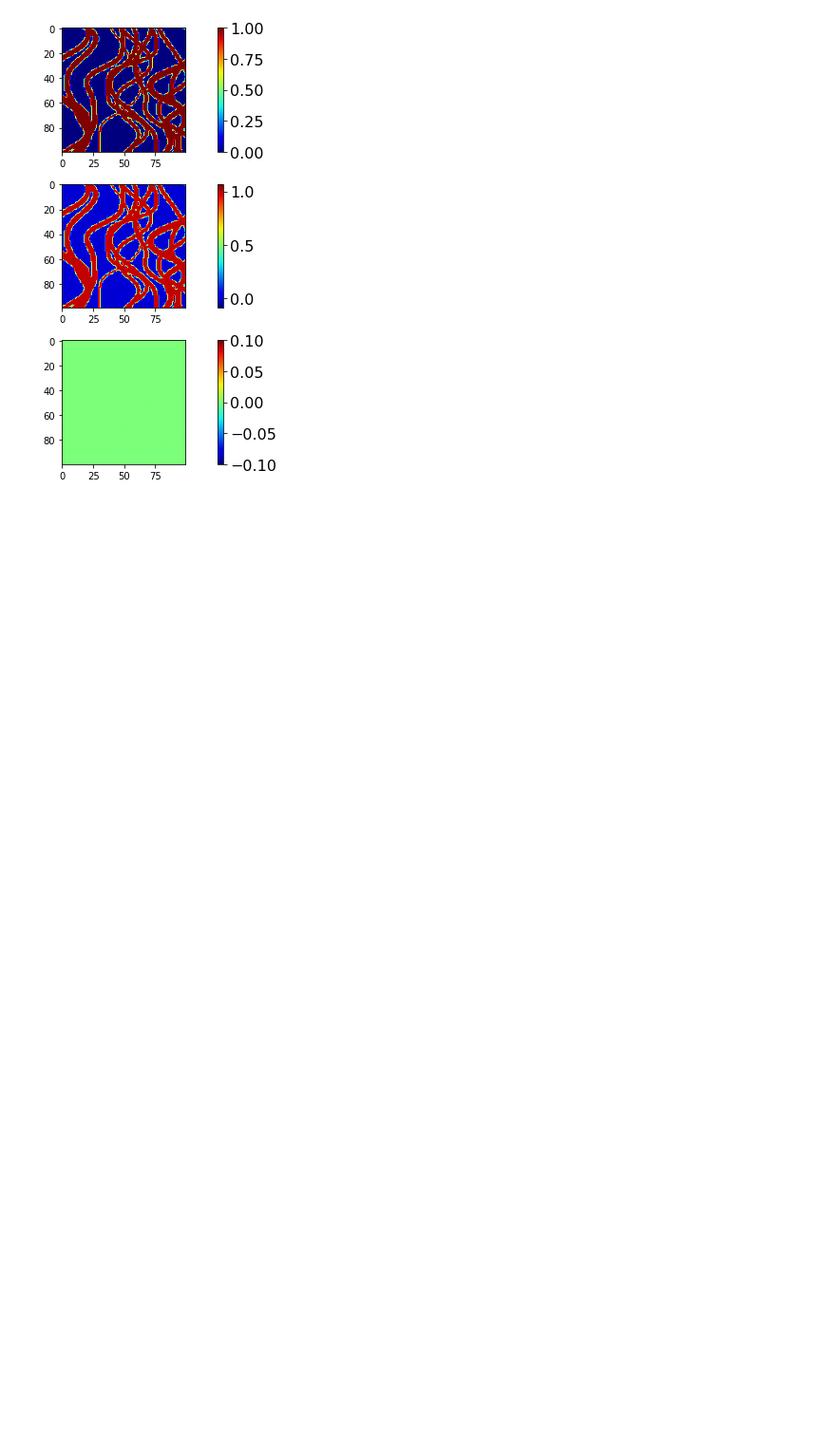
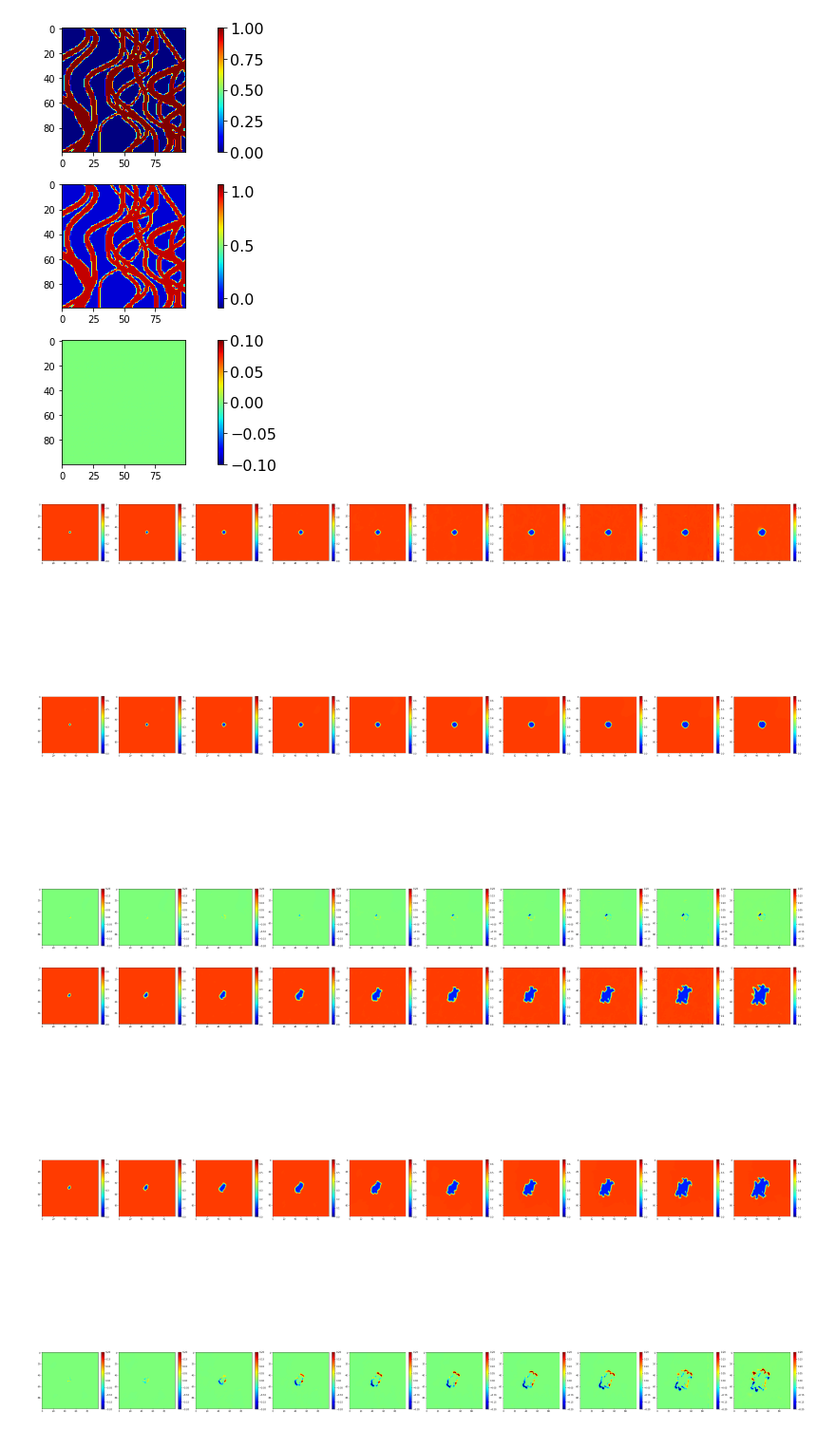
Before and after one commit to acse-srm3018/DeeplearningProxy, a Jupyter notebook: Notebooks/Saturation_new_total_dataset.ipynb, the cells around one changed output. Shown at 95% size. Cells and saved outputs as stored; diff of their text form; code cells hidden in the pictures; blank space fills up the shorter version.

```diff
--- a/Notebooks/Saturation_new_total_dataset.ipynb
+++ b/Notebooks/Saturation_new_total_dataset.ipynb
@@ -335,3 +342,25 @@ plt.show()
 [figure]
 [figure]
 [figure]
+# %%
+for k in ind_case:
+    plt.figure(figsize=(50,50))
+    for i_tstep in range(depth):
+        plt.subplot(3, depth, i_tstep+1)
+
+        plt.imshow(sat_pred[k, :, :, i_tstep], vmin=0, vmax=0.65)
+        plt.colorbar(fraction=0.046)
+        plt.subplot(3, depth, i_tstep+1+depth)
+        plt.imshow(sat_true[k, :, :, i_tstep].reshape((100,100)), vmin=0, vmax=0.65)
+        plt.colorbar(fraction=0.046)
+
+        plt.subplot(3, depth, i_tstep+1+2*depth)
+        plt.imshow(sat_true[k, :, :, i_tstep].reshape((100,100)) - sat_pred[k, :, :, i_tstep])
+
+        plt.colorbar(fraction=0.046)
+        plt.clim([-0.2, 0.2])
+        plt.tight_layout()
+plt.show()
+# %% [output]
+[figure, added]
+[figure, added]
```
Also changed, not shown: parts of 3 cells of this notebook.
